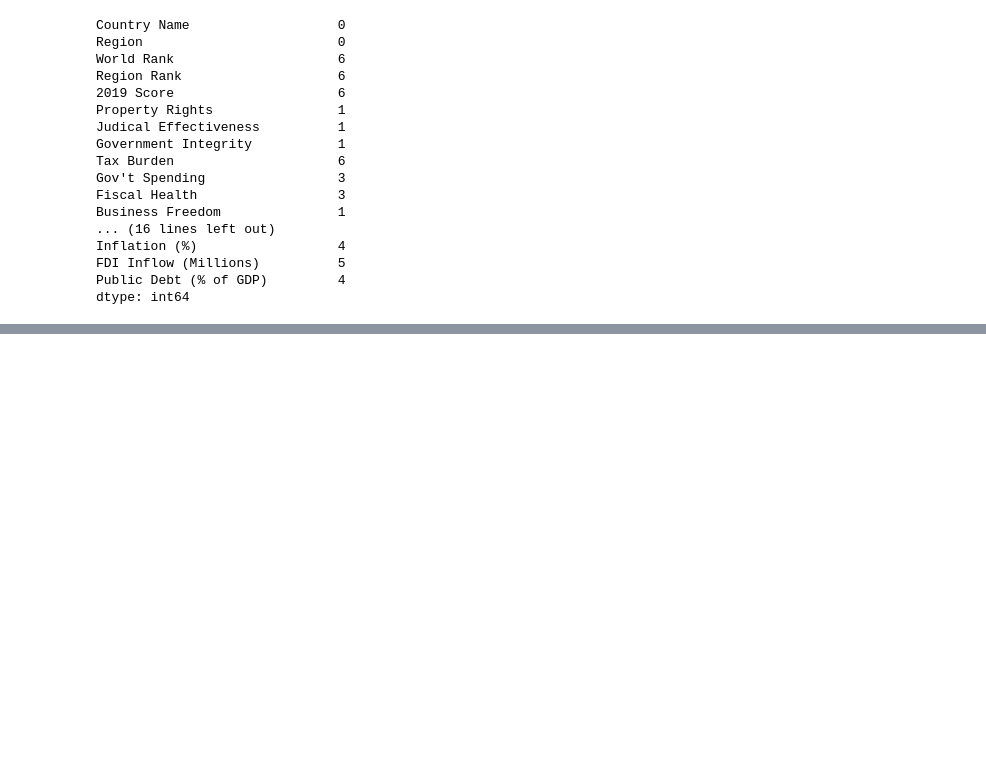
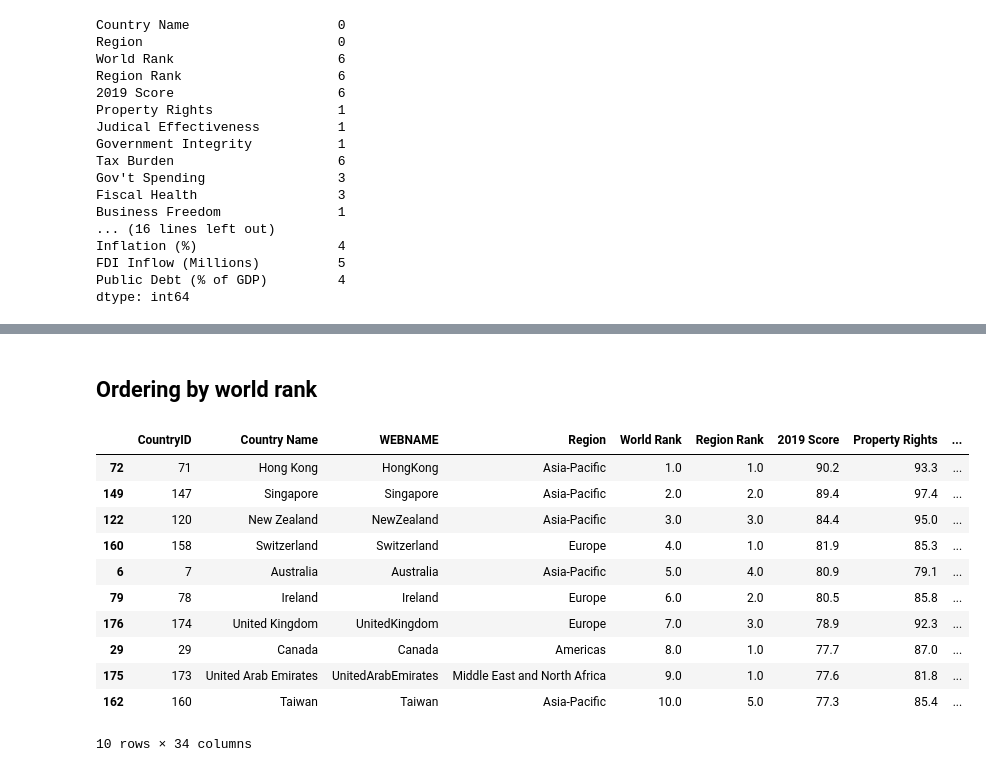
Before and after one commit to SadiaRana/WorldEconFree, a Jupyter notebook: World_Economics.ipynb, the cells around one changed output, grey strips where cells are left out. Cells and saved outputs as stored; diff of their text form; code cells hidden in the pictures; blank space fills up the shorter version.

```diff
--- a/World_Economics.ipynb
+++ b/World_Economics.ipynb
@@ -86,0 +140,18 @@ df_1.shape
+# %% [markdown]
+## Ordering by world rank
+# %%
+df_ranked = df.sort_values(by=['World Rank'])
+df_ranked.head(10)
+# %% [output]
+|  | CountryID | Country Name | WEBNAME | Region | World Rank | Region Rank | 2019 Score | Property Rights | ... |
+| 72 | 71 | Hong Kong | HongKong | Asia-Pacific | 1.0 | 1.0 | 90.2 | 93.3 | ... |
+| 149 | 147 | Singapore | Singapore | Asia-Pacific | 2.0 | 2.0 | 89.4 | 97.4 | ... |
+| 122 | 120 | New Zealand | NewZealand | Asia-Pacific | 3.0 | 3.0 | 84.4 | 95.0 | ... |
+| 160 | 158 | Switzerland | Switzerland | Europe | 4.0 | 1.0 | 81.9 | 85.3 | ... |
+| 6 | 7 | Australia | Australia | Asia-Pacific | 5.0 | 4.0 | 80.9 | 79.1 | ... |
+| 79 | 78 | Ireland | Ireland | Europe | 6.0 | 2.0 | 80.5 | 85.8 | ... |
+| 176 | 174 | United Kingdom | UnitedKingdom | Europe | 7.0 | 3.0 | 78.9 | 92.3 | ... |
+| 29 | 29 | Canada | Canada | Americas | 8.0 | 1.0 | 77.7 | 87.0 | ... |
+| 175 | 173 | United Arab Emirates | UnitedArabEmirates | Middle East and North Africa | 9.0 | 1.0 | 77.6 | 81.8 | ... |
+| 162 | 160 | Taiwan | Taiwan | Asia-Pacific | 10.0 | 5.0 | 77.3 | 85.4 | ... |
+10 rows × 34 columns
```
Also changed, not shown: parts of 11 cells of this notebook.
